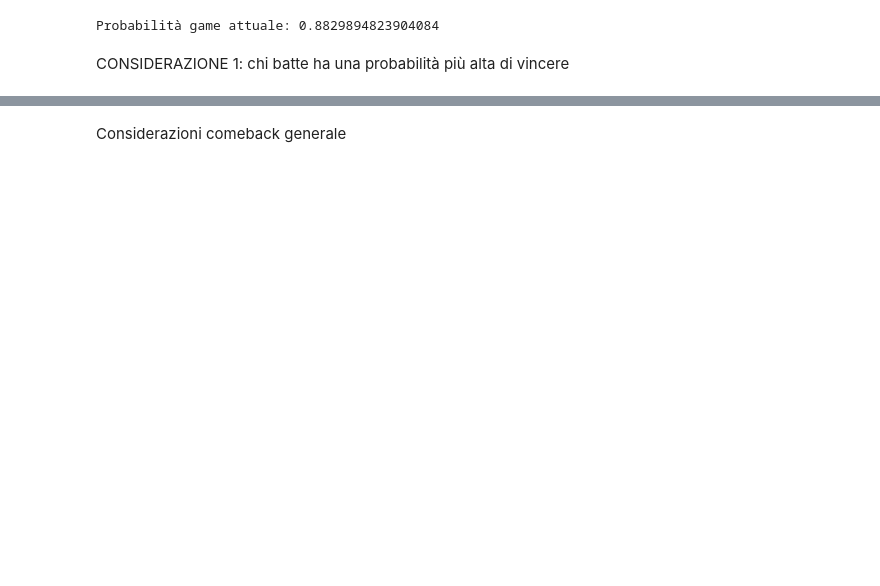
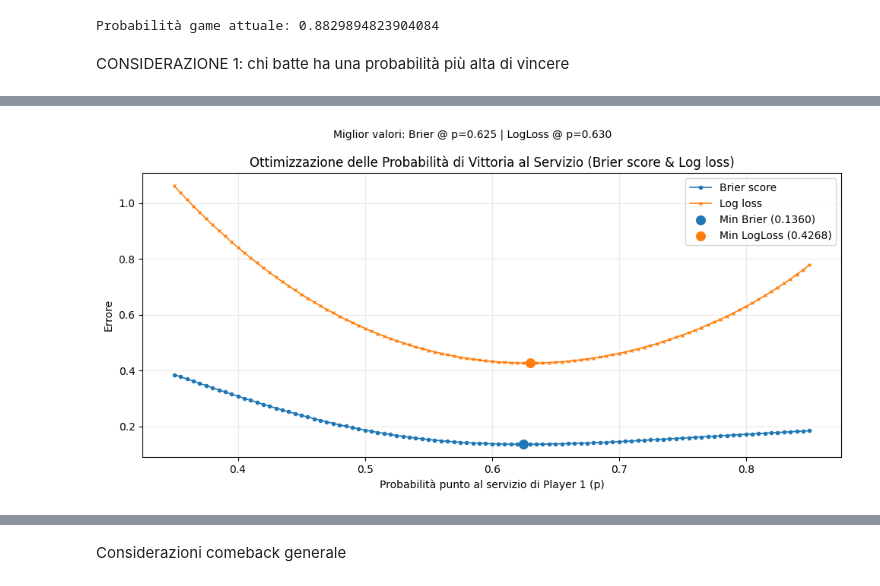
Before and after one commit to oraziotorre/MomentumShiftAI, a Jupyter notebook: TennisDataAnalysis.ipynb, the cells around one changed output, grey strips where cells are left out. Saved outputs shown, nothing was run; the diff lists cells and outputs as text; code cells hidden in the pictures; blank space fills up the shorter version.

Commit message:
Comeback Analysis and New Diagrams

```diff
--- a/TennisDataAnalysis.ipynb
+++ b/TennisDataAnalysis.ipynb
@@ -16,7 +16,7 @@ import math
 from sklearn.metrics import brier_score_loss, log_loss
 # %%
 # Importiamo il dataset ottenuto tramite le operazioni di Data Preprocessing
-dataset = pd.read_csv("tennis.csv")
+dataset = pd.read_csv("tennis_new.csv")
 # %%
 # Generazione delle partite inverse per aumentare la dimensione del dataset
 
@@ -141,0 +92,87 @@ for i in range(10):
+# %%
+import numpy as np
+import pandas as pd
+import matplotlib.pyplot as plt
+from sklearn.metrics import brier_score_loss, log_loss
+
+# Nota: si assume che 'dataset' esista già e che la funzione
+#       game_win_prob(p_point, x_points_p1, y_points_p2) sia definita altrove.
+
+# 1) Filtro: escludi stati >= deuce (come nel tuo codice)
+filtered = dataset.loc[~((dataset['Pt1'] >= 3) & (dataset['Pt2'] >= 3))].copy()
+
+x_vals = filtered['Pt1'].to_numpy()
+y_vals = filtered['Pt2'].to_numpy()
+svr_vals = filtered['Svr'].to_numpy()
+true_labels = (filtered['GameWinner'].to_numpy() == 1).astype(int)
+
+def evaluate(p1, p2):
+    """
+    Ritorna (Brier, LogLoss) per una coppia (p1, p2).
+    p1 = P(vincere un punto) quando serve Player 1
+    p2 = P(vincere un punto) quando serve Player 2 (dal punto di vista di Player 1)
+    """
+    p_point = np.where(svr_vals == 1, p1, p2)
+    # prob. di vincere il GAME partendo dallo stato (x,y) dato p_point
+    probs = np.array([game_win_prob(p, x, y) for p, x, y in zip(p_point, x_vals, y_vals)])
+    probs = np.clip(probs, 1e-5, 1 - 1e-5)  # stabilità numerica
+    return brier_score_loss(true_labels, probs), log_loss(true_labels, probs)
+
+# 2) Sweep 1D: p2 = 1 - p1
+p1_grid = np.arange(0.35, 0.8501, 0.005)
+
+rows = []
+for p1 in p1_grid:
+    p2 = 1.0 - p1
+    brier, ll = evaluate(p1, p2)
+    rows.append((p1, p2, brier, ll))
+
+df = pd.DataFrame(rows, columns=["p1", "p2", "brier", "logloss"])
+
+# 3) Trova i minimi
+i_min_brier = df["brier"].idxmin()
+i_min_ll = df["logloss"].idxmin()
+
+p1_min_brier, p2_min_brier = df.loc[i_min_brier, ["p1", "p2"]]
+p1_min_ll,    p2_min_ll    = df.loc[i_min_ll,    ["p1", "p2"]]
+min_brier = df.loc[i_min_brier, "brier"]
+min_ll = df.loc[i_min_ll, "logloss"]
+
+print(f"[1D] Min Brier  @ p1={p1_min_brier:.3f}, p2={p2_min_brier:.3f}  -> {min_brier:.6f}")
+print(f"[1D] Min LogLoss@ p1={p1_min_ll:.3f}, p2={p2_min_ll:.3f}  -> {min_ll:.6f}")
+
+# 4) Grafico
+plt.figure(figsize=(10, 5))
+plt.plot(df["p1"], df["brier"], marker='o', markersize=3, linewidth=1.2, label="Brier score")
+plt.plot(df["p1"], df["logloss"], marker='x', markersize=3, linewidth=1.2, label="Log loss")
+
+# Linee e marker di riferimento
+plt.scatter([p1_min_brier], [min_brier], s=70, label=f"Min Brier ({min_brier:.4f})")
+plt.scatter([p1_min_ll],    [min_ll],    s=70, label=f"Min LogLoss ({min_ll:.4f})")
+
+# Titoli/etichette migliorati
+plt.title("Ottimizzazione delle Probabilità di Vittoria al Servizio (Brier score & Log loss)")
+plt.suptitle(f"Miglior valori: Brier @ p={p1_min_brier:.3f} | LogLoss @ p={p1_min_ll:.3f}",
+             y=0.98, fontsize=10)
+plt.xlabel("Probabilità punto al servizio di Player 1 (p)")
+plt.ylabel("Errore")
+plt.grid(True, alpha=0.25)
+plt.legend()
+plt.tight_layout()
+plt.show()
+
+# 5) Salvataggi (opzionali)
+df.to_csv("sweep_1d_p1_p2_1mp1_metrics.csv", index=False)
+plt.figure(figsize=(10, 5))
+plt.plot(df["p1"], df["brier"], linewidth=1.2, label="Brier score")
+plt.plot(df["p1"], df["logloss"], linewidth=1.2, label="Log loss")
+plt.axvline(0.5, linestyle='--', alpha=0.7, label="p = 0.5")
+plt.title("Sweep 1D — p2 = 1 − p1 (versione per report)")
+plt.xlabel("p1")
+plt.ylabel("Errore")
+plt.grid(True, alpha=0.25)
+plt.legend()
+plt.tight_layout()
+plt.savefig("sweep_1d_plot.png", dpi=200)
+plt.close()
+# %% [output]
@@ -142,3 +181,4 @@ for i in range(10):
+[figure, added]
 # %%
 def build_table_by_server(filtered, p_server):
     counts = (
```
Also changed, not shown: parts of 21 cells of this notebook.
